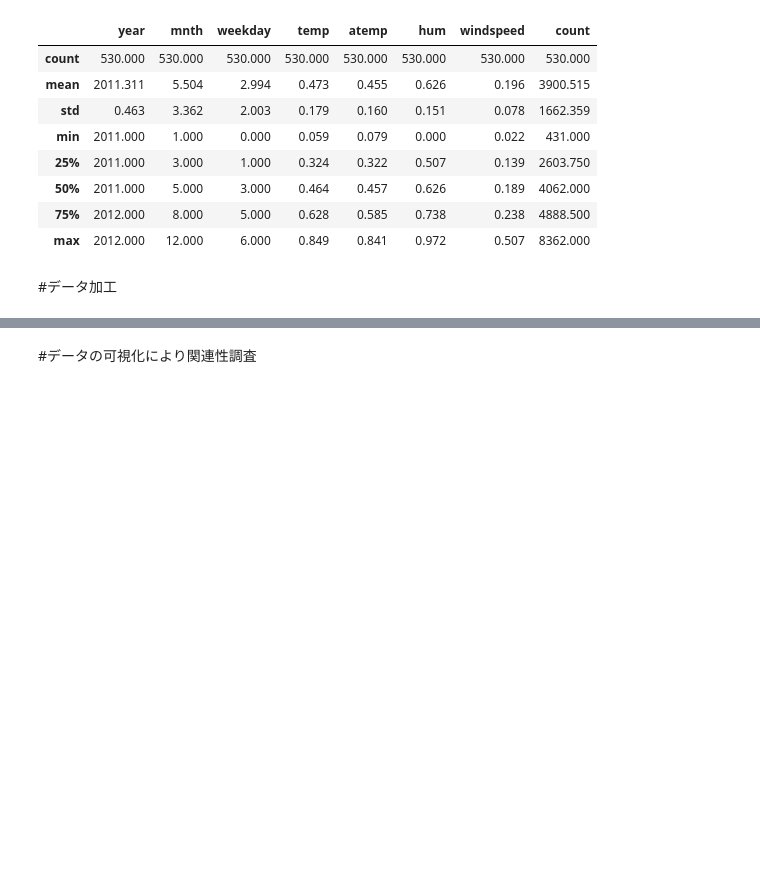
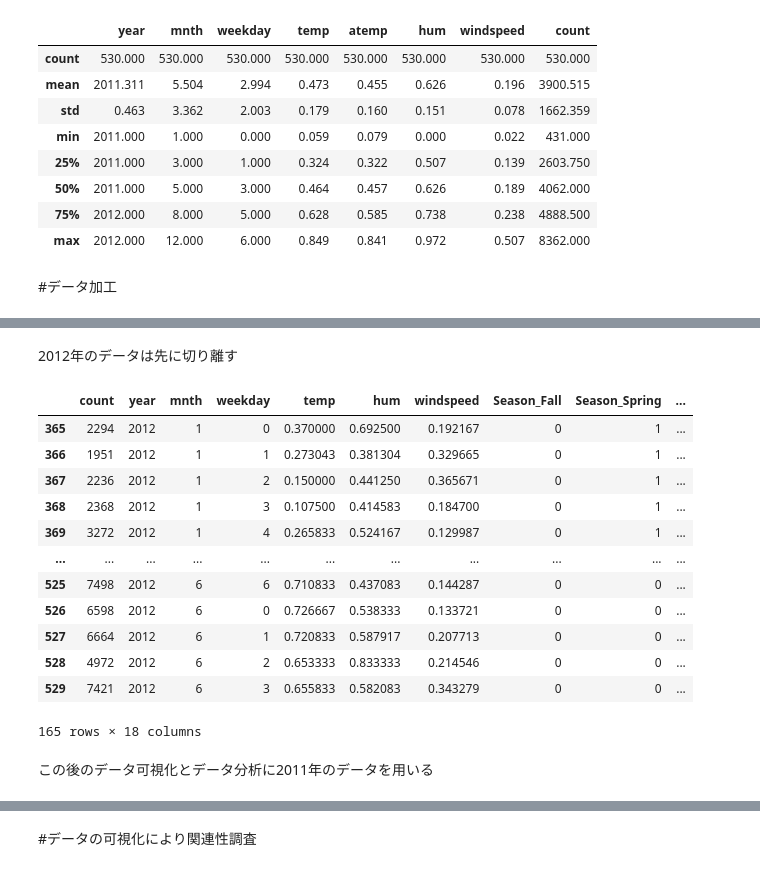
Before and after one commit to kaigitt/GoogleColab, a Jupyter notebook: 【砂川快斗】教師あり学習の演習_editor_ipynb_のコピー.ipynb, the cells around one changed output, grey strips where cells are left out. Drawn from its saved outputs; the diff is of its cells as text; code cells hidden in the pictures; blank space fills up the shorter version.

```diff
--- a/【砂川快斗】教師あり学習の演習_editor_ipynb_のコピー.ipynb
+++ b/【砂川快斗】教師あり学習の演習_editor_ipynb_のコピー.ipynb
@@ -155,3 +164,26 @@ df_cycle_2012
+# %% [markdown]
+2012年のデータは先に切り離す
+# %%
+df_cycle_2012 = pd.get_dummies(df_cycle_except_object[['count', 'year', 'mnth', 'weekday', 'temp', 'hum', 'windspeed', 'Season', 'holiday', 'WorkingDay', 'weathersit']])
+df_cycle_2012 = df_cycle_2012[df_cycle_2012['year'] == 2012]
+
+df_cycle_2012
+# %% [output]
+|  | count | year | mnth | weekday | temp | hum | windspeed | Season_Fall | Season_Spring | ... |
+| 365 | 2294 | 2012 | 1 | 0 | 0.370000 | 0.692500 | 0.192167 | 0 | 1 | ... |
+| 366 | 1951 | 2012 | 1 | 1 | 0.273043 | 0.381304 | 0.329665 | 0 | 1 | ... |
+| 367 | 2236 | 2012 | 1 | 2 | 0.150000 | 0.441250 | 0.365671 | 0 | 1 | ... |
+| 368 | 2368 | 2012 | 1 | 3 | 0.107500 | 0.414583 | 0.184700 | 0 | 1 | ... |
+| 369 | 3272 | 2012 | 1 | 4 | 0.265833 | 0.524167 | 0.129987 | 0 | 1 | ... |
+| ... | ... | ... | ... | ... | ... | ... | ... | ... | ... | ... |
+| 525 | 7498 | 2012 | 6 | 6 | 0.710833 | 0.437083 | 0.144287 | 0 | 0 | ... |
+| 526 | 6598 | 2012 | 6 | 0 | 0.726667 | 0.538333 | 0.133721 | 0 | 0 | ... |
+| 527 | 6664 | 2012 | 6 | 1 | 0.720833 | 0.587917 | 0.207713 | 0 | 0 | ... |
+| 528 | 4972 | 2012 | 6 | 2 | 0.653333 | 0.833333 | 0.214546 | 0 | 0 | ... |
+| 529 | 7421 | 2012 | 6 | 3 | 0.655833 | 0.582083 | 0.343279 | 0 | 0 | ... |
+165 rows × 18 columns
+# %% [markdown]
+この後のデータ可視化とデータ分析に2011年のデータを用いる
 # %%
 df_cycle_except_object = df_cycle_except_object[df_cycle_except_object['year'] == 2011]
 df_cycle_except_object
```
Also changed, not shown: parts of 26 cells of this notebook.
